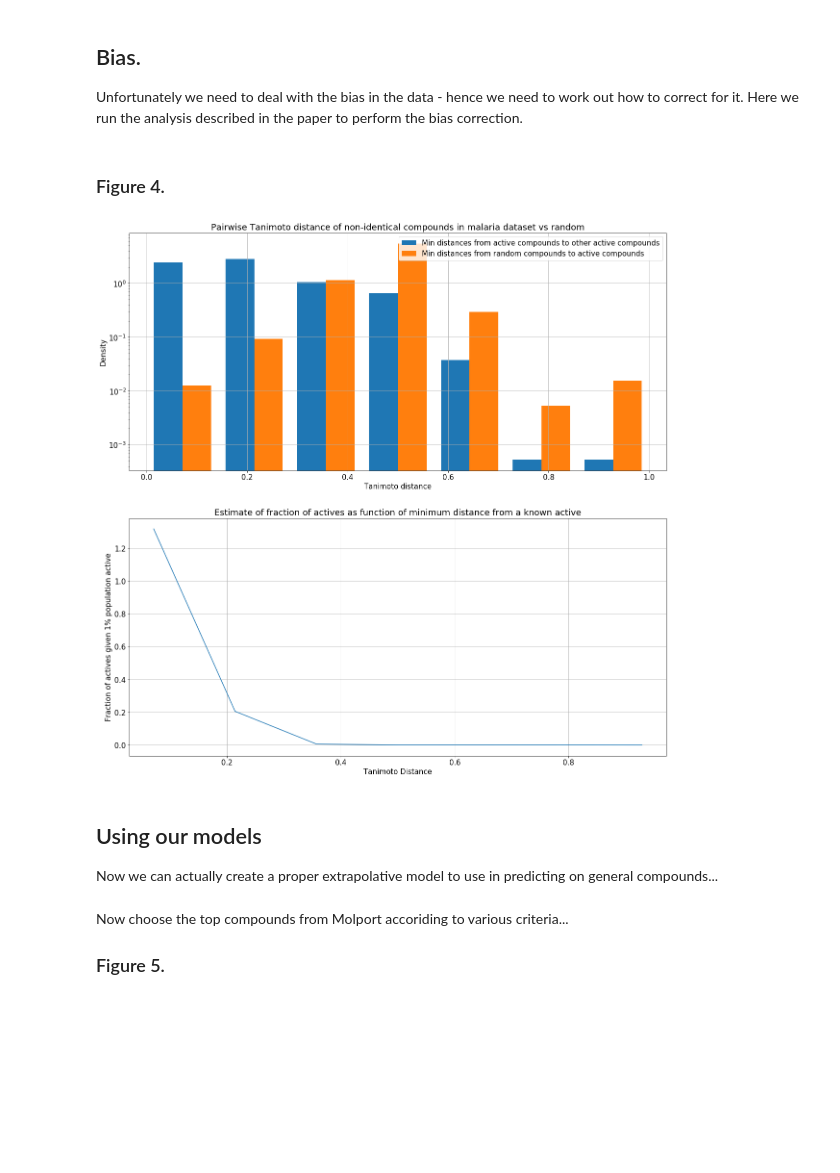
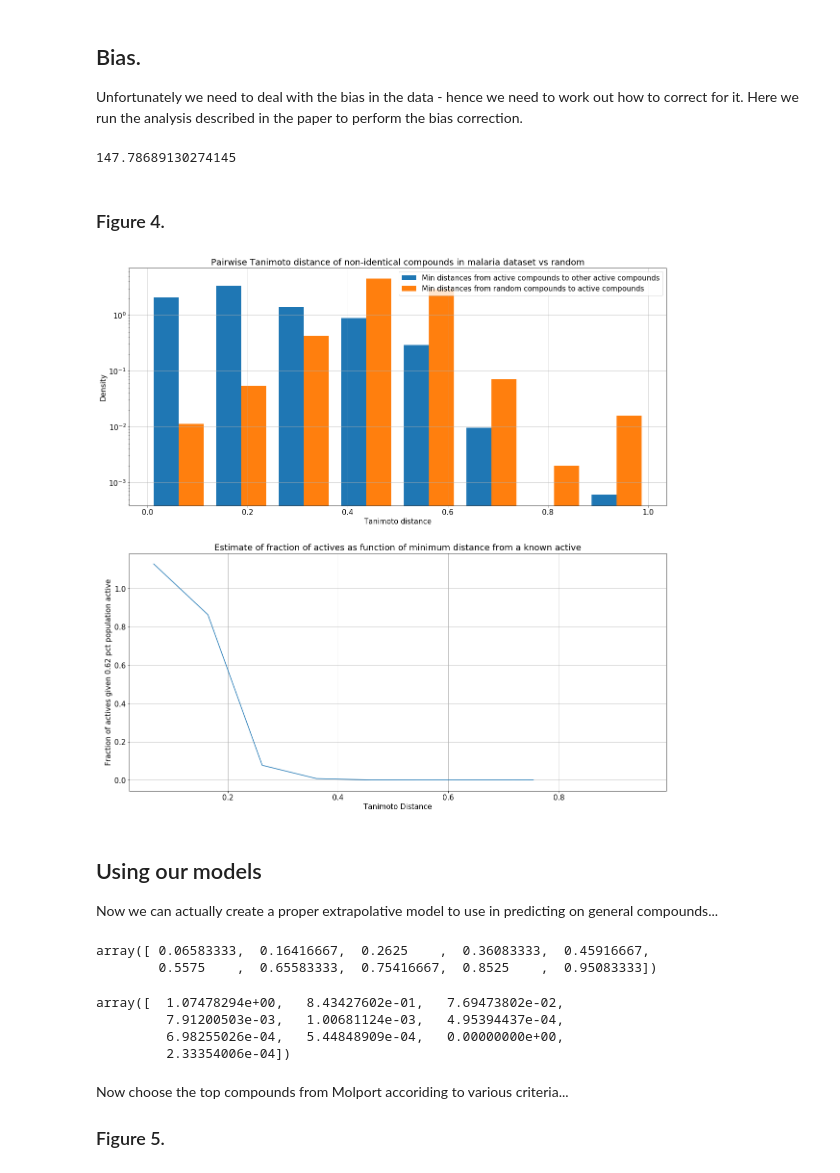
Before and after one commit to owatson/PenalizedPrediction, a Jupyter notebook: MalariaPaper.ipynb, the cells around one changed output. Saved outputs shown, nothing was run; the diff lists cells and outputs as text; code cells hidden in the pictures; blank space fills up the shorter version.

```diff
--- a/MalariaPaper.ipynb
+++ b/MalariaPaper.ipynb
@@ -632,41 +629,51 @@ num_inactive_per_active = 100
+# %%
+2e6/13533
+# %% [output]
+147.78689130274145
 # %% [markdown]
 ### Figure 4.
 # %%
 import glob
-num_inactive_per_active = 2e6/13533
+num_inactive_per_active = 2.2e6/13533
 std_files = glob.glob('/Users/oliverwatson/evartech/molport/standardn_*')
 df0 = pd.read_pickle(std_files[0])
+np.random.seed(42)
 idcs = np.random.choice(np.arange(df0.shape[0]), 20000)
 fpr = np.asarray([x for x in df0.iloc[idcs].fps.values])
 r_dists = cdist(fpr, fpr, metric='jaccard') + np.diag(np.ones(len(fpr)) * np.nan)
-mtc_dists = nanmin(cdist(fpa, fpa, metric='jaccard') + np.diag(np.ones(len(fpa)) * np.nan), axis=1)
+
+cdfpa = cdist(fpa, fpa, metric='jaccard')
+cdfpa[cdfpa==0] = np.nan
+#mtc_dists = nanmin(cdist(fpa, fpa, metric='jaccard') + np.diag(np.ones(len(fpa)) * np.nan), axis=1)
+mtc_dists = nanmin(cdfpa, axis=1)
+cdfpa = None
 mtcr_dists = nanmin(cdist(fpr, fpa, metric='jaccard'),axis=1)
 
-mal_hist= np.histogram(mtc_dists[~np.isnan(mtc_dists)], density=True, bins=7)
-mr_hist = np.histogram(mtcr_dists[~np.isnan(mtcr_dists)], density=True, bins=7)
+mal_hist= np.histogram(mtc_dists[~np.isnan(mtc_dists)], density=True, bins=10)
+mr_hist = np.histogram(mtcr_dists[~np.isnan(mtcr_dists)], density=True, bins=10)
 
 x_axis = 0.5*(mal_hist[1][1:] + mal_hist[1][:-1])
 plt.rcParams.update({'font.size': 15})
 plt.figure(figsize=(20, 20))
 plt.subplot(211)
 plt.hist((mtc_dists[~np.isnan(mtc_dists)],mtcr_dists[~np.isnan(mtcr_dists)]),
-         bins=7, density=True, label=('Min distances from active compounds to other active compounds',
+         bins=8, density=True, label=('Min distances from active compounds to other active compounds',
                                        'Min distances from random compounds to active compounds'))
 plt.yscale('log')
 plt.xlabel('Tanimoto distance')
 plt.ylabel('Density')
 plt.grid('True')
 plt.legend(loc='best')
 plt.title('Pairwise Tanimoto distance of non-identical compounds in malaria dataset vs random')
 plt.subplot(212)
-plt.plot(x_axis, mal_hist[0]/(num_inactive_per_active*mr_hist[0]))
+plt.plot(x_axis, mal_hist[0]/(0. + num_inactive_per_active*mr_hist[0]))
 plt.grid(True)
 plt.xlabel('Tanimoto Distance')
-plt.ylabel('Fraction of actives given 1% population active')
+plt.ylabel('Fraction of actives given %.2f pct population active' % (100/num_inactive_per_active))
 _ = plt.title('Estimate of fraction of actives as function of minimum distance from a known active')
 savefig('figures/fig4_bias_correction.png')
 # %% [output]
-[figure, old version]
+[figure, new version]
 # %% [markdown]
 ## Using our models
 
@@ -690,6 +697,18 @@ full_models['rfb'] = rf_beta
 full_models['frac_act'] = frac_active
 full_models['inactive_level'] = inactive_level
 full_models['active_level'] = active_level
+# %%
+x_axis
+# %% [output]
+array([ 0.06583333,  0.16416667,  0.2625    ,  0.36083333,  0.45916667,
+        0.5575    ,  0.65583333,  0.75416667,  0.8525    ,  0.95083333])
+# %%
+(mal_hist[0]/(0.1 + num_inactive_per_active*mr_hist[0]))
+# %% [output]
+array([  1.07478294e+00,   8.43427602e-01,   7.69473802e-02,
+         7.91200503e-03,   1.00681124e-03,   4.95394437e-04,
+         6.98255026e-04,   5.44848909e-04,   0.00000000e+00,
+         2.33354006e-04])
 # %%
 # Adding minimum distance from training set data to the Molport data...
 from malaria import mp_utils
```
Also changed, not shown: parts of 23 cells of this notebook, 9 other files.
